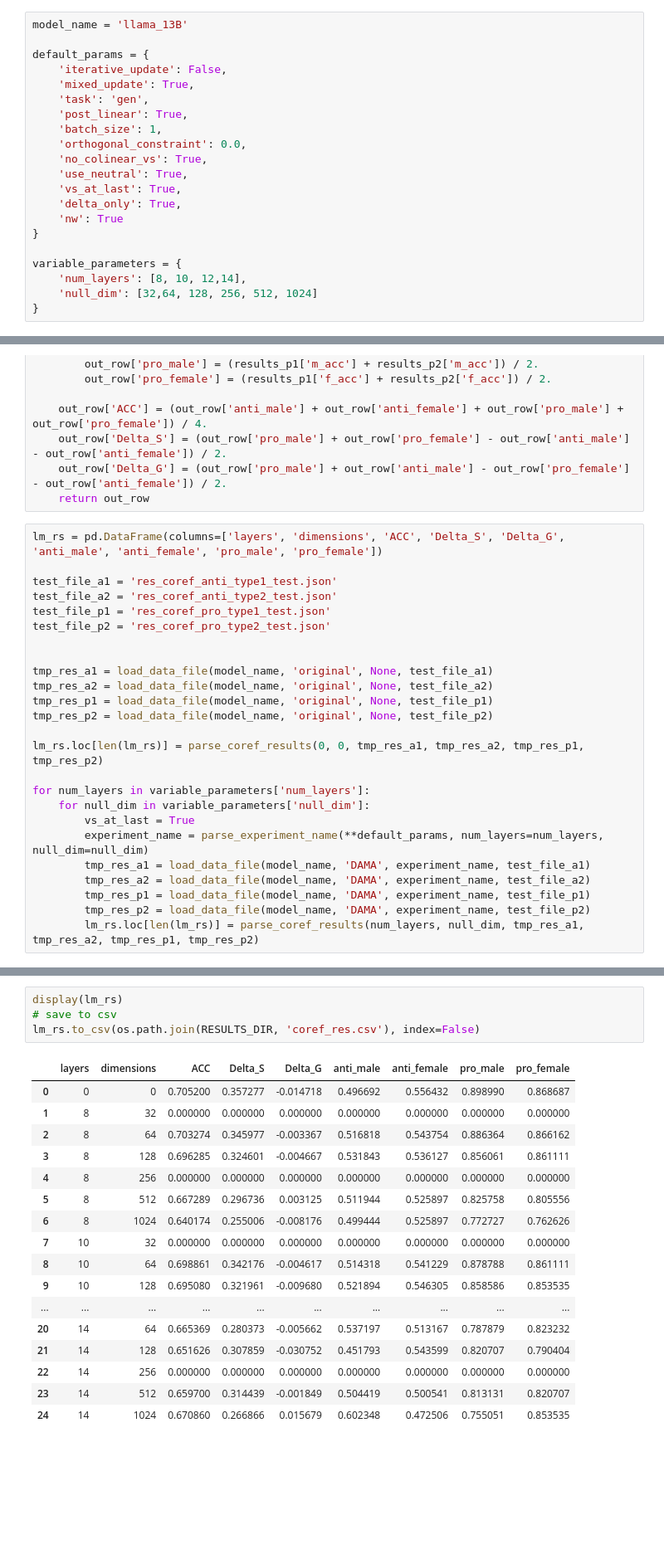
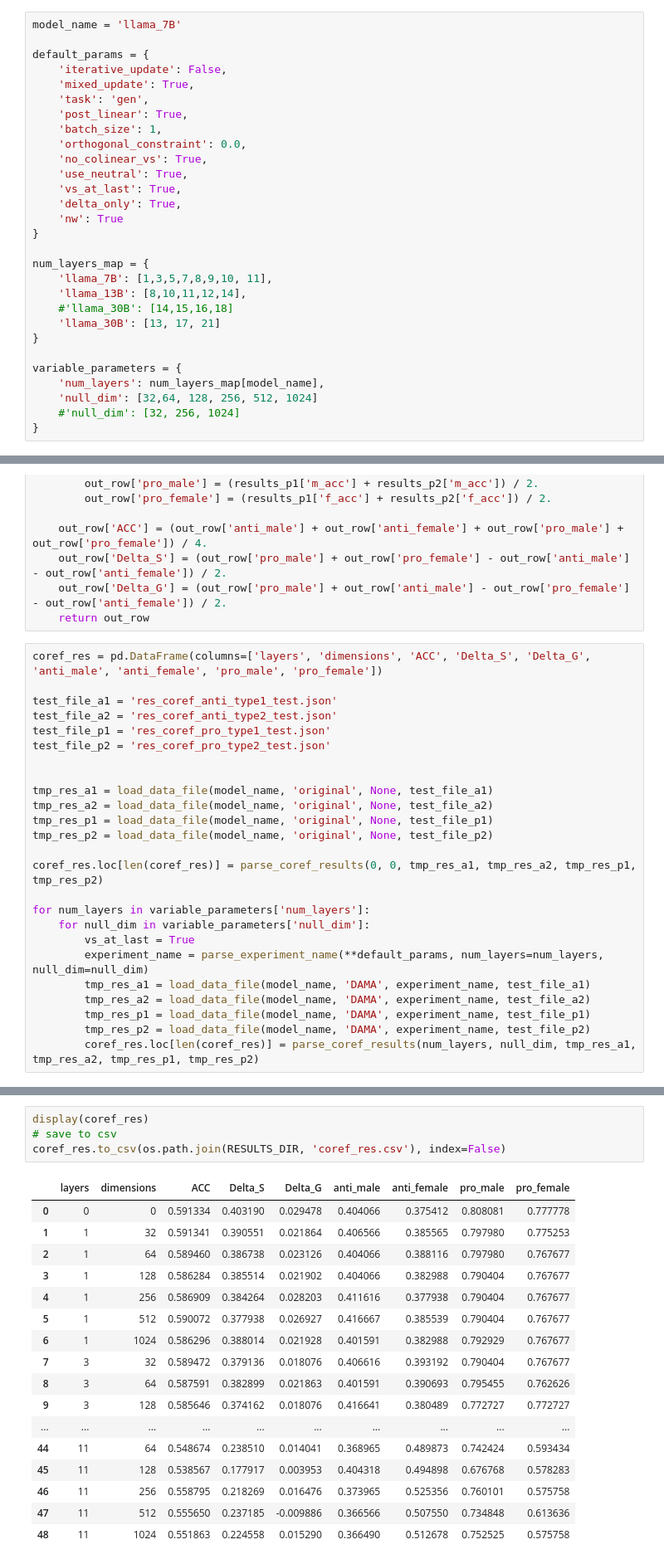
Before and after one commit to tomlimi/DAMA, a Jupyter notebook: src/notebooks/collect_results.ipynb, the cells around one changed output, grey strips where cells are left out. Shown at 83% size. Cells and saved outputs as stored; diff of their text form; blank space fills up the shorter version.

Commit message:
Updated collecting results notebook

```diff
--- a/src/notebooks/collect_results.ipynb
+++ b/src/notebooks/collect_results.ipynb
@@ -26,5 +18,5 @@ gen_res.csv            lm_res_nw_7B.csv
 # %%
-model_name = 'llama_13B'
+model_name = 'llama_7B'
 
 default_params = {
     'iterative_update': False,
@@ -40,9 +32,17 @@ default_params = {
     'nw': True
 }
 
+num_layers_map = {
+    'llama_7B': [1,3,5,7,8,9,10, 11],
+    'llama_13B': [8,10,11,12,14],
+    #'llama_30B': [14,15,16,18]
+    'llama_30B': [13, 17, 21]
+}
+
 variable_parameters = {
-    'num_layers': [8, 10, 12,14],
+    'num_layers': num_layers_map[model_name],
     'null_dim': [32,64, 128, 256, 512, 1024]
+    #'null_dim': [32, 256, 1024]
 }
 # %%
 def load_data_file(model_name, method, experiment_name, test_file):
@@ -196,7 +178,7 @@ def parse_coref_results(layers, dimensions, results_a1, results_a2, results_p1,
     out_row['Delta_G'] = (out_row['pro_male'] + out_row['anti_male'] - out_row['pro_female'] - out_row['anti_female']) / 2.
     return out_row
 # %%
-lm_rs = pd.DataFrame(columns=['layers', 'dimensions', 'ACC', 'Delta_S', 'Delta_G', 'anti_male', 'anti_female', 'pro_male', 'pro_female'])
+coref_res = pd.DataFrame(columns=['layers', 'dimensions', 'ACC', 'Delta_S', 'Delta_G', 'anti_male', 'anti_female', 'pro_male', 'pro_female'])
 
 test_file_a1 = 'res_coref_anti_type1_test.json'
 test_file_a2 = 'res_coref_anti_type2_test.json'
@@ -209,7 +191,7 @@ tmp_res_a2 = load_data_file(model_name, 'original', None, test_file_a2)
 tmp_res_p1 = load_data_file(model_name, 'original', None, test_file_p1)
 tmp_res_p2 = load_data_file(model_name, 'original', None, test_file_p2)
 
-lm_rs.loc[len(lm_rs)] = parse_coref_results(0, 0, tmp_res_a1, tmp_res_a2, tmp_res_p1, tmp_res_p2)
+coref_res.loc[len(coref_res)] = parse_coref_results(0, 0, tmp_res_a1, tmp_res_a2, tmp_res_p1, tmp_res_p2)
 
 for num_layers in variable_parameters['num_layers']:
     for null_dim in variable_parameters['null_dim']:
@@ -219,4 +201,4 @@ for num_layers in variable_parameters['num_layers']:
         tmp_res_a2 = load_data_file(model_name, 'DAMA', experiment_name, test_file_a2)
         tmp_res_p1 = load_data_file(model_name, 'DAMA', experiment_name, test_file_p1)
         tmp_res_p2 = load_data_file(model_name, 'DAMA', experiment_name, test_file_p2)
-        lm_rs.loc[len(lm_rs)] = parse_coref_results(num_layers, null_dim, tmp_res_a1, tmp_res_a2, tmp_res_p1, tmp_res_p2)
+        coref_res.loc[len(coref_res)] = parse_coref_results(num_layers, null_dim, tmp_res_a1, tmp_res_a2, tmp_res_p1, tmp_res_p2)
@@ -241,22 +205,22 @@ File ../../../results/DAMA/llama_13B/l14_on_nd256_ncv_val_neutral_delta_only_nw/
 # %%
-display(lm_rs)
+display(coref_res)
 # save to csv
-lm_rs.to_csv(os.path.join(RESULTS_DIR, 'coref_res.csv'), index=False)
+coref_res.to_csv(os.path.join(RESULTS_DIR, 'coref_res.csv'), index=False)
 # %% [output]
 |  | layers | dimensions | ACC | Delta_S | Delta_G | anti_male | anti_female | pro_male | pro_female |
-| 0 | 0 | 0 | 0.705200 | 0.357277 | -0.014718 | 0.496692 | 0.556432 | 0.898990 | 0.868687 |
-| 1 | 8 | 32 | 0.000000 | 0.000000 | 0.000000 | 0.000000 | 0.000000 | 0.000000 | 0.000000 |
-| 2 | 8 | 64 | 0.703274 | 0.345977 | -0.003367 | 0.516818 | 0.543754 | 0.886364 | 0.866162 |
-| 3 | 8 | 128 | 0.696285 | 0.324601 | -0.004667 | 0.531843 | 0.536127 | 0.856061 | 0.861111 |
-| 4 | 8 | 256 | 0.000000 | 0.000000 | 0.000000 | 0.000000 | 0.000000 | 0.000000 | 0.000000 |
-| 5 | 8 | 512 | 0.667289 | 0.296736 | 0.003125 | 0.511944 | 0.525897 | 0.825758 | 0.805556 |
-| 6 | 8 | 1024 | 0.640174 | 0.255006 | -0.008176 | 0.499444 | 0.525897 | 0.772727 | 0.762626 |
-| 7 | 10 | 32 | 0.000000 | 0.000000 | 0.000000 | 0.000000 | 0.000000 | 0.000000 | 0.000000 |
-| 8 | 10 | 64 | 0.698861 | 0.342176 | -0.004617 | 0.514318 | 0.541229 | 0.878788 | 0.861111 |
-| 9 | 10 | 128 | 0.695080 | 0.321961 | -0.009680 | 0.521894 | 0.546305 | 0.858586 | 0.853535 |
+| 0 | 0 | 0 | 0.591334 | 0.403190 | 0.029478 | 0.404066 | 0.375412 | 0.808081 | 0.777778 |
+| 1 | 1 | 32 | 0.591341 | 0.390551 | 0.021864 | 0.406566 | 0.385565 | 0.797980 | 0.775253 |
+| 2 | 1 | 64 | 0.589460 | 0.386738 | 0.023126 | 0.404066 | 0.388116 | 0.797980 | 0.767677 |
+| 3 | 1 | 128 | 0.586284 | 0.385514 | 0.021902 | 0.404066 | 0.382988 | 0.790404 | 0.767677 |
+| 4 | 1 | 256 | 0.586909 | 0.384264 | 0.028203 | 0.411616 | 0.377938 | 0.790404 | 0.767677 |
+| 5 | 1 | 512 | 0.590072 | 0.377938 | 0.026927 | 0.416667 | 0.385539 | 0.790404 | 0.767677 |
+| 6 | 1 | 1024 | 0.586296 | 0.388014 | 0.021928 | 0.401591 | 0.382988 | 0.792929 | 0.767677 |
+| 7 | 3 | 32 | 0.589472 | 0.379136 | 0.018076 | 0.406616 | 0.393192 | 0.790404 | 0.767677 |
+| 8 | 3 | 64 | 0.587591 | 0.382899 | 0.021863 | 0.401591 | 0.390693 | 0.795455 | 0.762626 |
+| 9 | 3 | 128 | 0.585646 | 0.374162 | 0.018076 | 0.416641 | 0.380489 | 0.772727 | 0.772727 |
 | ... | ... | ... | ... | ... | ... | ... | ... | ... | ... |
-| 20 | 14 | 64 | 0.665369 | 0.280373 | -0.005662 | 0.537197 | 0.513167 | 0.787879 | 0.823232 |
-| 21 | 14 | 128 | 0.651626 | 0.307859 | -0.030752 | 0.451793 | 0.543599 | 0.820707 | 0.790404 |
-| 22 | 14 | 256 | 0.000000 | 0.000000 | 0.000000 | 0.000000 | 0.000000 | 0.000000 | 0.000000 |
-| 23 | 14 | 512 | 0.659700 | 0.314439 | -0.001849 | 0.504419 | 0.500541 | 0.813131 | 0.820707 |
-| 24 | 14 | 1024 | 0.670860 | 0.266866 | 0.015679 | 0.602348 | 0.472506 | 0.755051 | 0.853535 |
+| 44 | 11 | 64 | 0.548674 | 0.238510 | 0.014041 | 0.368965 | 0.489873 | 0.742424 | 0.593434 |
+| 45 | 11 | 128 | 0.538567 | 0.177917 | 0.003953 | 0.404318 | 0.494898 | 0.676768 | 0.578283 |
+| 46 | 11 | 256 | 0.558795 | 0.218269 | 0.016476 | 0.373965 | 0.525356 | 0.760101 | 0.575758 |
+| 47 | 11 | 512 | 0.555650 | 0.237185 | -0.009886 | 0.366566 | 0.507550 | 0.734848 | 0.613636 |
+| 48 | 11 | 1024 | 0.551863 | 0.224558 | 0.015290 | 0.366490 | 0.512678 | 0.752525 | 0.575758 |
```
Also changed, not shown: parts of 12 cells of this notebook.
